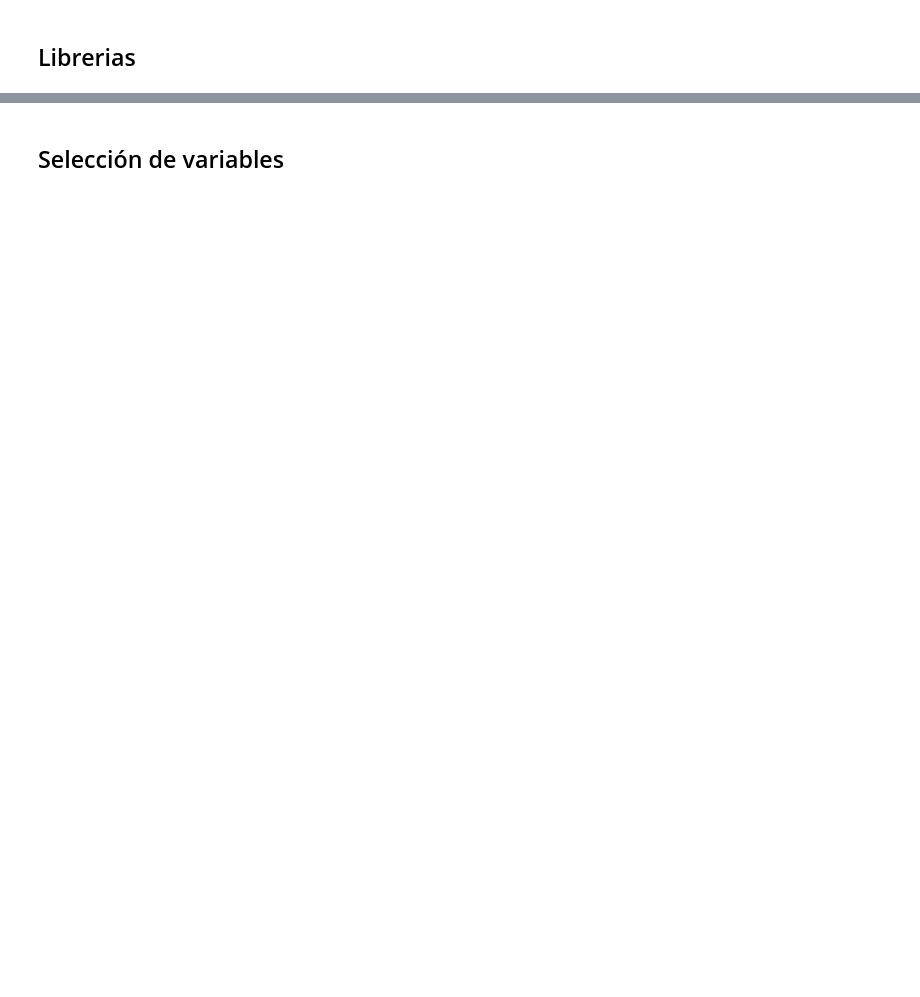
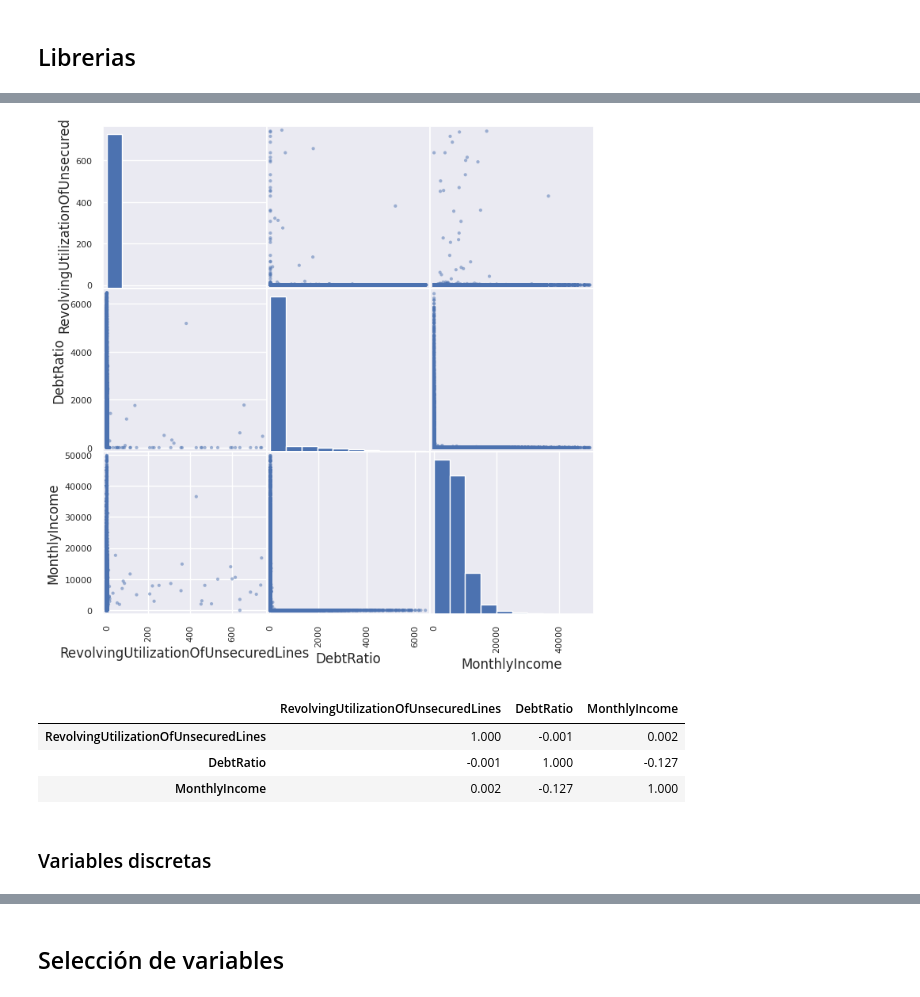
Before and after one commit to alesm99/credit_scoring, a Jupyter notebook: GiveMeSomeCredit.ipynb, the cells around one changed output, grey strips where cells are left out. Saved outputs shown, nothing was run; the diff lists cells and outputs as text; code cells hidden in the pictures; blank space fills up the shorter version.

```diff
--- a/GiveMeSomeCredit.ipynb
+++ b/GiveMeSomeCredit.ipynb
@@ -178,6 +72,0 @@ Name: NumberOfDependents, dtype: float64
-# %%
-df['NumberOfTime30-59DaysPastDueNotWorse']=categorizar(df,'NumberOfTime30-59DaysPastDueNotWorse',.05,'2+')
-df['NumberOfTimes90DaysLate']=categorizar(df,'NumberOfTimes90DaysLate',.05,'1+')
-df['NumberRealEstateLoansOrLines']=categorizar(df,'NumberRealEstateLoansOrLines',.05,'3+')
-df['NumberOfTime60-89DaysPastDueNotWorse']=categorizar(df,'NumberOfTime60-89DaysPastDueNotWorse',.05,'1+')
-df['NumberOfDependents']=categorizar(df,'NumberOfDependents',.05,'4+')
@@ -242,0 +86,11 @@ train_woe.head()
+# %%
+target=['SeriousDlqin2yrs']
+
+um=['ID']
+
+varc=['RevolvingUtilizationOfUnsecuredLines','DebtRatio',
+      'MonthlyIncome']
+
+vard=['NumberOfTime30-59DaysPastDueNotWorse','NumberOfTimes90DaysLate',
+      'NumberRealEstateLoansOrLines','NumberOfTime60-89DaysPastDueNotWorse','NumberOfDependents',
+      'age','NumberOfOpenCreditLinesAndLoans']
@@ -242,0 +120,7 @@ train_woe.head()
+# %%
+sc=StandardScaler()
+sc.fit(df[varc])
+aux=pd.DataFrame(sc.transform(df[varc]),columns=varc)
+aux['Extremo']=(np.abs(aux)>3).max(axis=1).astype(int)
+aux[target]=df[target]
+aux['Extremo'].value_counts(1),aux['Extremo'].value_counts()
@@ -242,0 +136,5 @@ train_woe.head()
+# %%
+aux=aux[aux['Extremo']==0]
+aux.drop('Extremo',axis=1,inplace=True)
+aux[varc]=sc.inverse_transform(aux[varc])
+aux.head()
@@ -242,0 +148,15 @@ train_woe.head()
+# %%
+from pandas.plotting import scatter_matrix
+scatter_matrix(aux[varc],figsize=(8,8))
+plt.show()
+# %% [output]
+[figure, added]
+# %%
+aux[varc].corr().round(3)
+# %% [output]
+|  | RevolvingUtilizationOfUnsecuredLines | DebtRatio | MonthlyIncome |
+| RevolvingUtilizationOfUnsecuredLines | 1.000 | -0.001 | 0.002 |
+| DebtRatio | -0.001 | 1.000 | -0.127 |
+| MonthlyIncome | 0.002 | -0.127 | 1.000 |
+# %% [markdown]
+### Variables discretas
```
Also changed, not shown: parts of 111 cells of this notebook, 5 other files.
